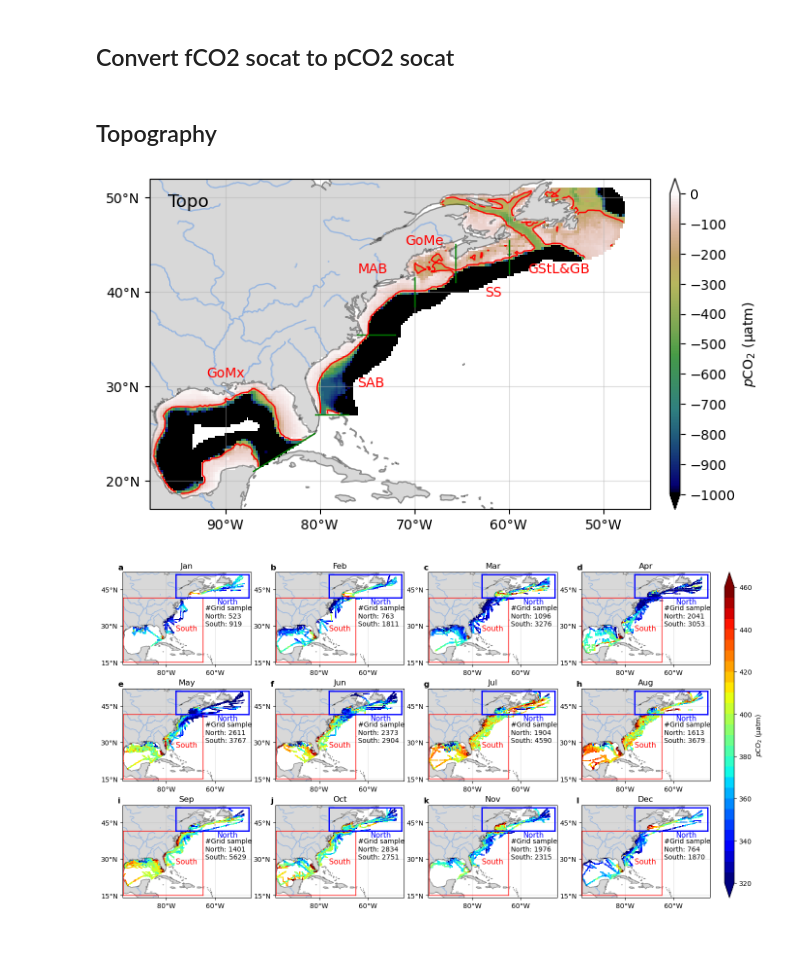
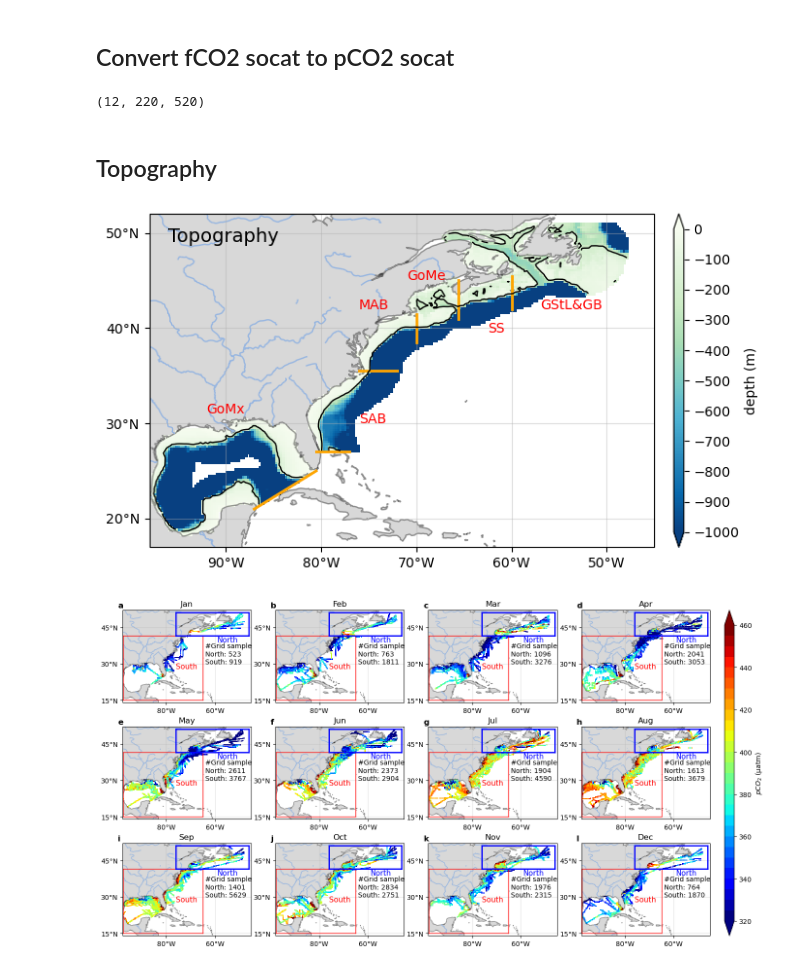
Before and after one commit to zelunwu/Hybrid_pCO2_product, a Jupyter notebook: Figures_Maintext.ipynb, the cells around one changed output. Drawn from its saved outputs; the diff is of its cells as text; code cells hidden in the pictures; blank space fills up the shorter version.

```diff
--- a/Figures_Maintext.ipynb
+++ b/Figures_Maintext.ipynb
@@ -415,3 +433,7 @@ pco2_socat_4d = np.reshape(pco2_socat,(np.int64(pco2_socat.shape[0]/12),12,pco2_
 pco2_socat_clim = np.nanmean(np.reshape(pco2_socat,(np.int64(pco2_socat.shape[0]/12),12,pco2_socat.shape[1],pco2_socat.shape[2])),axis=0)
 sst_socat_4d = np.reshape(sst_socat,(np.int64(sst_socat.shape[0]/12),12,sst_socat.shape[1],sst_socat.shape[2]))
 sss_socat_4d = np.reshape(sss_socat,(np.int64(sss_socat.shape[0]/12),12,sss_socat.shape[1],sss_socat.shape[2]))
+# %%
+pco2_socat_clim.shape
+# %% [output]
+(12, 220, 520)
@@ -437,46 +471,47 @@ for i, ax in enumerate(axgr):
     ax.coastlines(alpha=0.4)
     ax.add_feature(cfeature.LAND,facecolor='grey',alpha=0.3)
     ax.add_feature(cfeature.RIVERS)
     ax.set_xticks(np.arange(-180,181, 10), crs=projection)
     ax.set_yticks(np.arange(20,66, 10), crs=projection)
 
     ax.grid('on',alpha=0.4)
     lon_formatter = LongitudeFormatter()
     lat_formatter = LatitudeFormatter()
     ax.xaxis.set_major_formatter(lon_formatter)
     ax.yaxis.set_major_formatter(lat_formatter)
     ax.set_xlim([-98,-45])
     ax.set_ylim([17,52])
 
-    ax.plot([-80.5,-87],[25,21],c='g',linewidth=1) # GoMx & CbS
-    ax.plot([-80.5,-77],[27,27],c='g',linewidth=1) # CbS & SAB
-    ax.plot([-76,-72],[35.5,35.5],c='g',linewidth=1) # SAB & MAB
-    ax.plot([-70,-70],[41.5,38.5],c='g',linewidth=1) # MAB & SS
-    ax.plot([-65.6,-65.6],[41,45],c='g',linewidth=1) # SS & GoMa
-    ax.plot([-60,-60],[42,45.5],c='g',linewidth=1) # SS & GStL
+    ax.plot([-80.5,-87],[25,21],c='#FFA500',linewidth=2) # GoMx & CbS
+    ax.plot([-80.5,-77],[27,27],c='#FFA500',linewidth=2) # CbS & SAB
+    ax.plot([-76,-72],[35.5,35.5],c='#FFA500',linewidth=2) # SAB & MAB
+    ax.plot([-70,-70],[41.5,38.5],c='#FFA500',linewidth=2) # MAB & SS
+    ax.plot([-65.6,-65.6],[41,45],c='#FFA500',linewidth=2) # SS & GoMa
+    ax.plot([-60,-60],[42,45.5],c='#FFA500',linewidth=2) # SS & GStL
 
-    ax.text(-58,42,'GStL&GB',c='r')
+    ax.text(-57,42,'GStL&GB',c='r')
     ax.text(-62.5,39.5,'SS',c='r')
     ax.text(-71,45,'GoMe',c='r')
     ax.text(-76,42,'MAB',c='r')
     ax.text(-76,30,'SAB',c='r')
     ax.text(-92,31,'GoMx',c='r')
     if i == 0:
-        p0 = ax.pcolor(lon_product,lat_product,depth_wide*mask_wide['mask_Atlantic'][0], transform=projection,cmap=plt.get_cmap('gist_earth',200),clim=[-1000,0])
-        c0 = ax.contour(lon_product,lat_product,depth_wide*mask_wide['mask_Atlantic'][0],levels=[-200],colors='r',linewidths=1,linestyles='-')
+        p0 = ax.pcolor(lon_product,lat_product,depth_wide*mask_wide['mask_Atlantic'][0], transform=projection,cmap=plt.get_cmap('GnBu_r',200),clim=[-1000,0])
+        c0 = ax.contour(lon_product,lat_product,depth_wide*mask_wide['mask_Atlantic'][0],levels=[-200],colors='k',linewidths=1,linestyles='-')
         # ax.set_title('Difference between product and SOCAT $p$CO$_2$',fontdict={'size':12})
         a = np.nanmean(np.nanmean(pco2_socat_4d,axis=0),axis=0)*mask_wide['mask_Atlantic'][0]
-        # ax.text(-75,25,'mean $pCO_2$ = %.1f $\pm$ %.1f µatm' % (np.nanmean(a),np.nanstd(a)))
-        ax.text(-96,49,'Topo',fontdict={'size':13})
+        # ax.text(-70,30,'mean $pCO_2$ = %.1f $\pm$ %.1f µatm' % (np.nanmean(a),np.nanstd(a)))
+        ax.text(-96,49,'Topography',fontdict={'size':14})
 
     # ax.text(-100,53,chr(97+i),fontdict={'size':13,'weight':'bold'})
-cb0 = axgr.cbar_axes[0].colorbar(p0,extend='both',label='$p$CO$_2$ (µatm)')
+cb0 = axgr.cbar_axes[0].colorbar(p0,extend='both',label='depth (m)')
 cb0.set_ticks(np.arange(-1000,1,100))
 plt.tight_layout()
 plt.savefig('figures_chapter3/Figure_Topo.jpg',dpi=600)
+plt.savefig('figures_chapter3/Figure_Topo.pdf')
 plt.show()
 # %% [output]
-[figure, old version]
+[figure, new version]
 # %%
 fig = plt.figure(figsize=(14,8))
 plt.rcParams.update({"font.size": 10})
```
Also changed, not shown: parts of 20 cells of this notebook.
